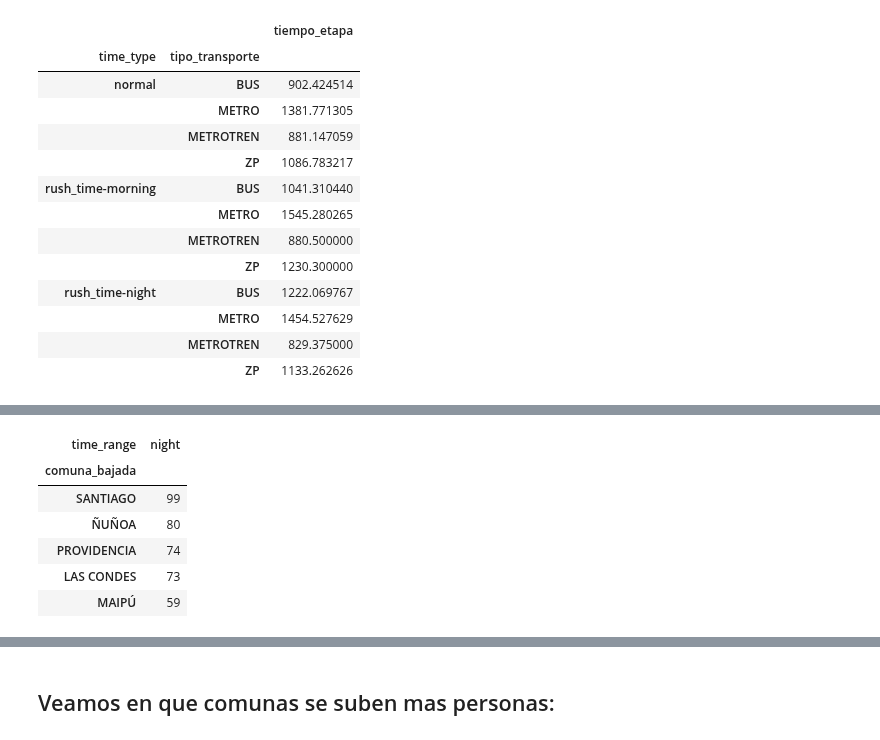
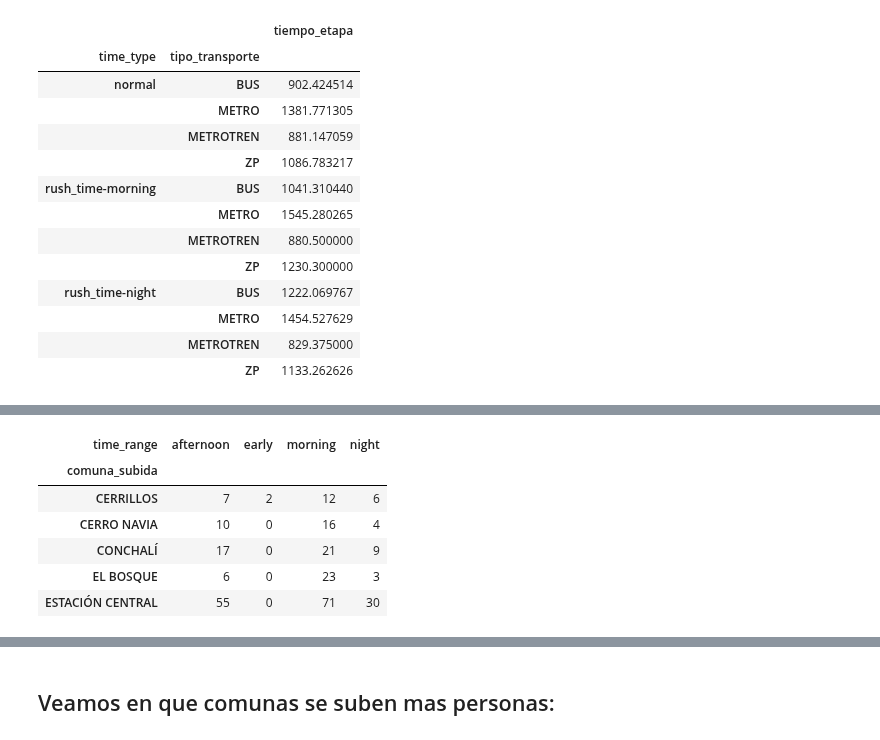
Before and after one commit to Cheng-0201/Proyecto-de-Ciencia-de-Dato, a Jupyter notebook: notebooks/001 con muetra.ipynb, the cells around one changed output, grey strips where cells are left out. Drawn from its saved outputs; the diff is of its cells as text; code cells hidden in the pictures.

```diff
--- a/notebooks/001 con muetra.ipynb
+++ b/notebooks/001 con muetra.ipynb
@@ -334,10 +243,10 @@ pv_subida.sort_values(by="night", ascending=False).head()[["night"]]
-# %%
-pv_bajada.sort_values(by="night", ascending=False).head()[["night"]]
-# %% [output]
-| time_range | night |
-| comuna_bajada |  |
-| SANTIAGO | 99 |
-| ÑUÑOA | 80 |
-| PROVIDENCIA | 74 |
-| LAS CONDES | 73 |
-| MAIPÚ | 59 |
+# %%
+pv_subida.head()
+# %% [output]
+| time_range | afternoon | early | morning | night |
+| comuna_subida |  |  |  |  |
+| CERRILLOS | 7 | 2 | 12 | 6 |
+| CERRO NAVIA | 10 | 0 | 16 | 4 |
+| CONCHALÍ | 17 | 0 | 21 | 9 |
+| EL BOSQUE | 6 | 0 | 23 | 3 |
+| ESTACIÓN CENTRAL | 55 | 0 | 71 | 30 |
```
Also changed, not shown: parts of 22 cells of this notebook.
